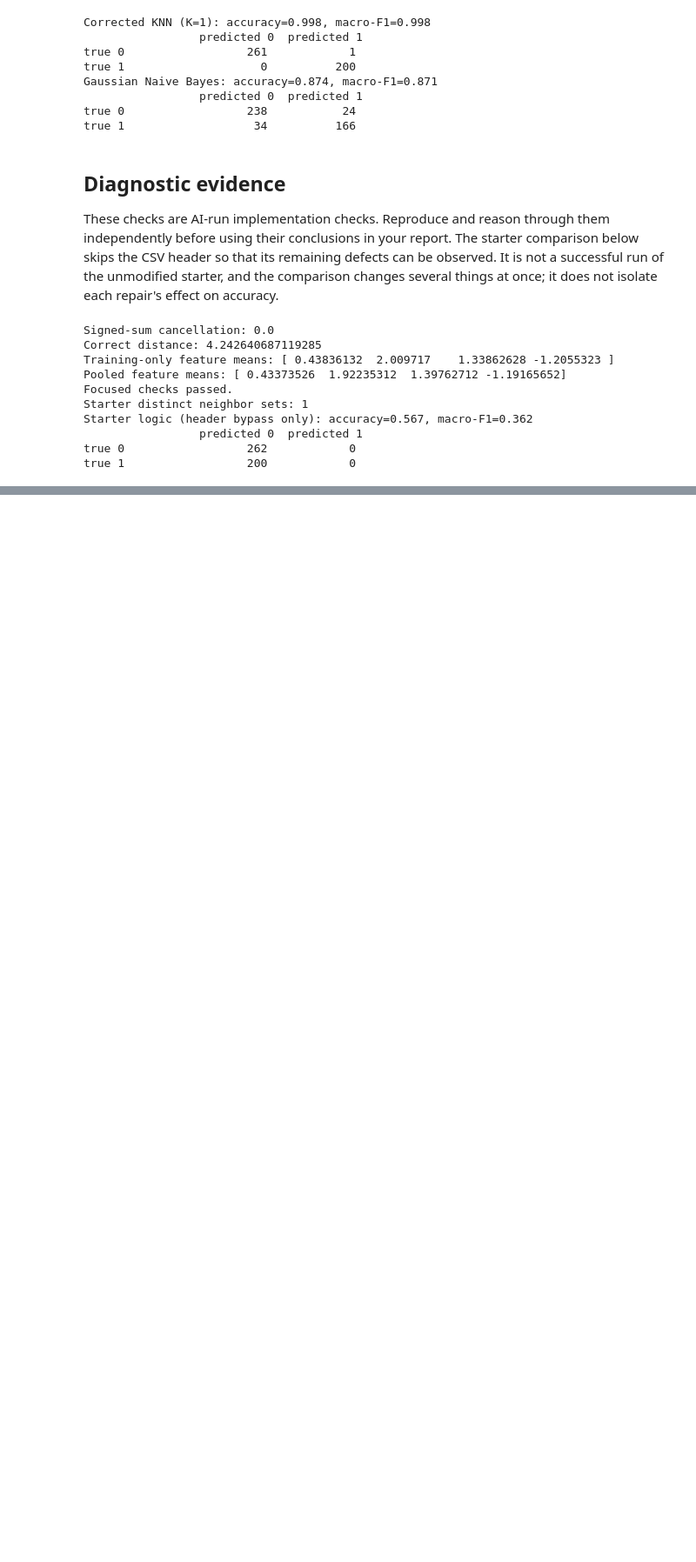
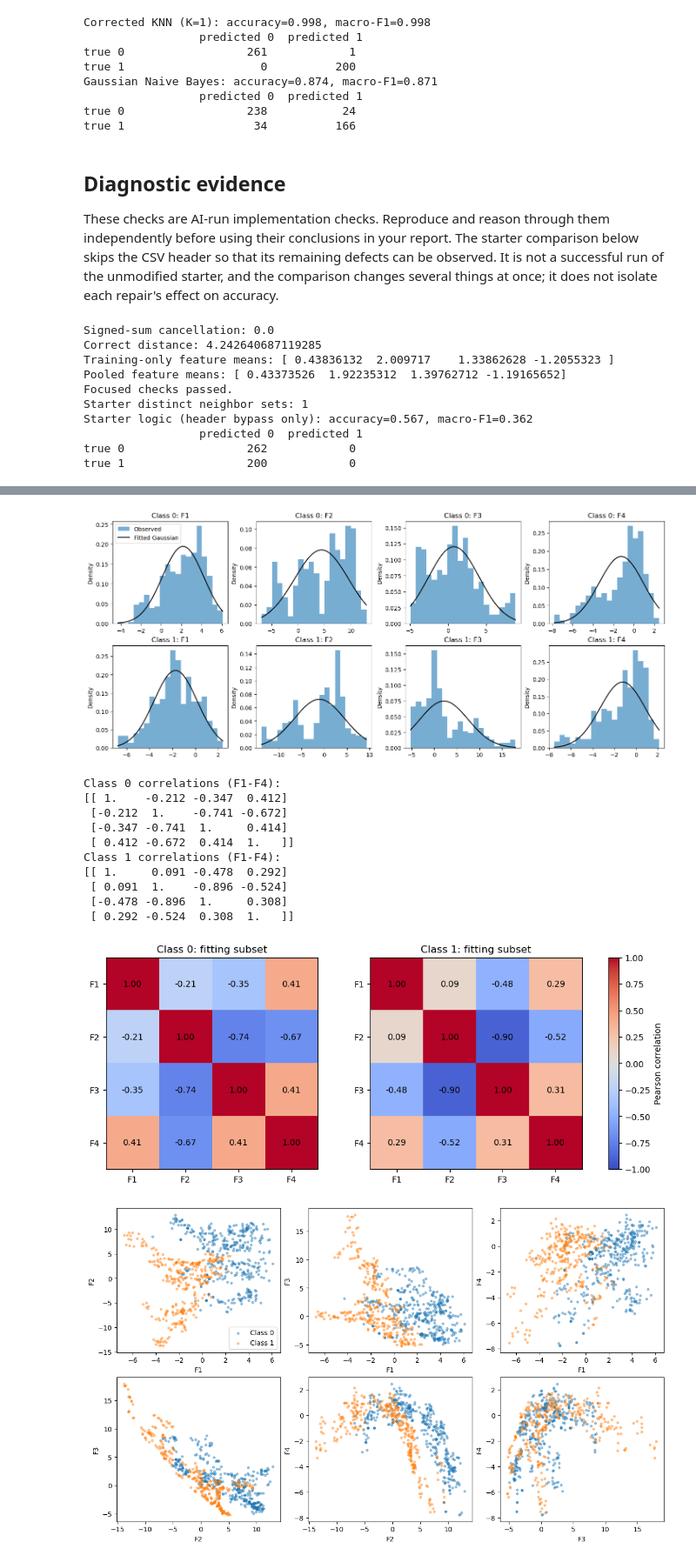
Before and after one commit to hotdogontology/CSCE883, a Jupyter notebook: Homework/Homework1-Solutions/q5_corrected.ipynb, the cells around one changed output, grey strips where cells are left out. Shown at 87% size. Drawn from its saved outputs; the diff is of its cells as text; code cells hidden in the pictures; blank space fills up the shorter version.

```diff
--- a/Homework/Homework1-Solutions/q5_corrected.ipynb
+++ b/Homework/Homework1-Solutions/q5_corrected.ipynb
@@ -223,0 +231,76 @@ true 1                  200            0
+# %%
+import matplotlib.pyplot as plt
+from itertools import combinations
+
+explore_x = X_train[fit_idx]  # Original units; fitting subset only.
+explore_y = y_train[fit_idx]
+feature_names = ['F1', 'F2', 'F3', 'F4']
+figure_dir = Path('figures') if Path('q5_corrected.ipynb').is_file() else DATA_DIR.parent / 'Homework1-Solutions' / 'figures'
+figure_dir.mkdir(parents=True, exist_ok=True)
+
+# Each histogram is compared with a Gaussian fitted to that same class/feature.
+fig, axes = plt.subplots(2, 4, figsize=(14, 6), constrained_layout=True)
+for row, label in enumerate([0, 1]):
+    group = explore_x[explore_y == label]
+    for j, name in enumerate(feature_names):
+        ax = axes[row, j]
+        values = group[:, j]
+        ax.hist(values, bins=20, density=True, alpha=0.6, label='Observed')
+        mean, std = values.mean(), values.std()
+        if std > 0:
+            grid = np.linspace(values.min(), values.max(), 200)
+            density = np.exp(-0.5 * ((grid - mean) / std) ** 2) / (std * np.sqrt(2*np.pi))
+            ax.plot(grid, density, color='black', label='Fitted Gaussian')
+        ax.set_title(f'Class {label}: {name}')
+        ax.set_ylabel('Density')
+axes[0, 0].legend()
+fig.savefig(figure_dir / 'q5-feature-distributions.png', dpi=160)
+plt.show()
+
+fig, axes = plt.subplots(1, 2, figsize=(10, 4), constrained_layout=True)
+for ax, label in zip(axes, [0, 1]):
+    group = explore_x[explore_y == label]
+    # Handle a constant feature without dividing by zero.
+    centered = group - group.mean(axis=0)
+    cov = centered.T @ centered / len(group)
+    std = np.sqrt(np.diag(cov))
+    denominator = np.outer(std, std)
+    corr = np.divide(cov, denominator, out=np.full_like(cov, np.nan), where=denominator > 0)
+    print(f'Class {label} correlations (F1-F4):')
+    print(np.array2string(corr, precision=3, suppress_small=True))
+    im = ax.imshow(corr, vmin=-1, vmax=1, cmap='coolwarm')
+    ax.set_xticks(range(4), feature_names)
+    ax.set_yticks(range(4), feature_names)
+    ax.set_title(f'Class {label}: fitting subset')
+    for i in range(4):
+        for j in range(4):
+            ax.text(j, i, f'{corr[i,j]:.2f}', ha='center', va='center')
+fig.colorbar(im, ax=axes, label='Pearson correlation')
+fig.savefig(figure_dir / 'q5-class-correlations.png', dpi=160)
+plt.show()
+
+# Pair plots help reveal relationships that marginal histograms can hide.
+fig, axes = plt.subplots(2, 3, figsize=(12, 7), constrained_layout=True)
+for ax, (i, j) in zip(axes.flat, combinations(range(4), 2)):
+    for label in [0, 1]:
+        group = explore_x[explore_y == label]
+        ax.scatter(group[:, i], group[:, j], s=10, alpha=0.4, label=f'Class {label}')
+    ax.set_xlabel(feature_names[i])
+    ax.set_ylabel(feature_names[j])
+axes[0, 0].legend()
+fig.savefig(figure_dir / 'q5-feature-pairs.png', dpi=160)
+plt.show()
+# %% [output]
+[figure, added]
+Class 0 correlations (F1-F4):
+[[ 1.    -0.212 -0.347  0.412]
+ [-0.212  1.    -0.741 -0.672]
+ [-0.347 -0.741  1.     0.414]
+ [ 0.412 -0.672  0.414  1.   ]]
+Class 1 correlations (F1-F4):
+[[ 1.     0.091 -0.478  0.292]
+ [ 0.091  1.    -0.896 -0.524]
+ [-0.478 -0.896  1.     0.308]
+ [ 0.292 -0.524  0.308  1.   ]]
+[figure, added]
+[figure, added]
```
Also changed, not shown: parts of 3 cells of this notebook, 11 other files.
